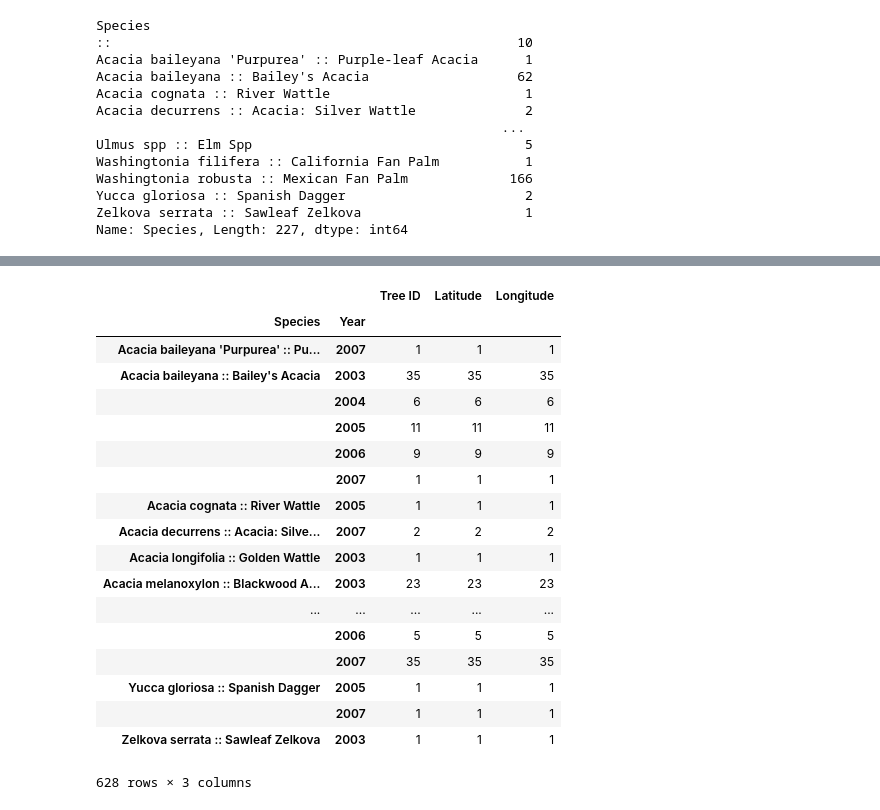
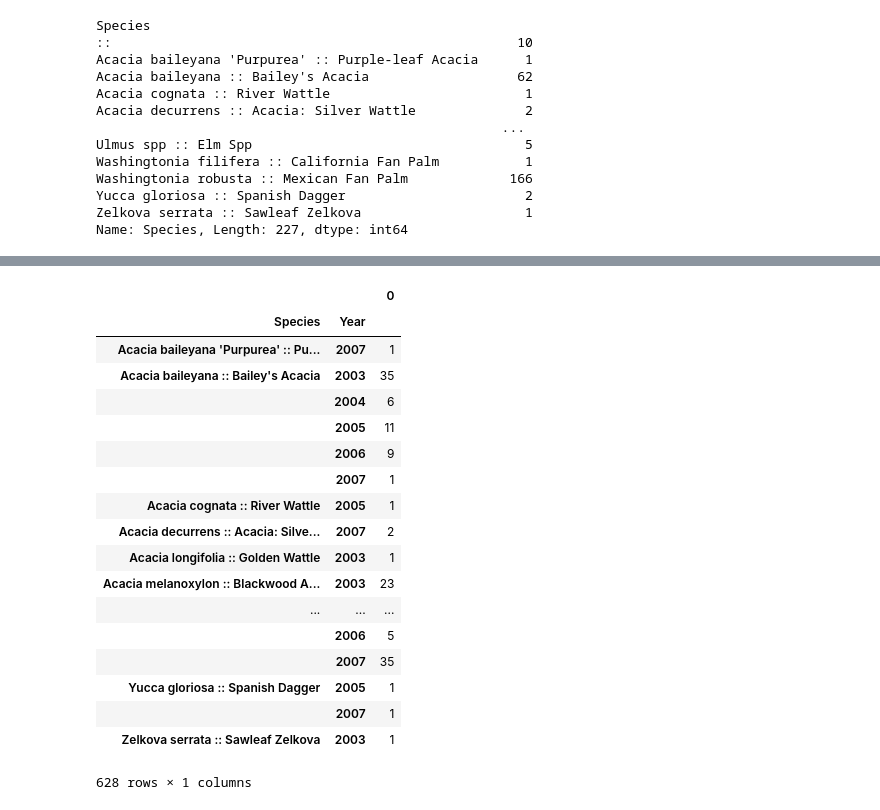
Before and after one commit to mahlonduke/Project_1, a Jupyter notebook: Source Data/Crimes&Tree0307.ipynb, the cells around one changed output, grey strips where cells are left out. Drawn from its saved outputs; the diff is of its cells as text; code cells hidden in the pictures.

Commit message:
cleaned data

```diff
--- a/Source Data/Crimes&Tree0307.ipynb
+++ b/Source Data/Crimes&Tree0307.ipynb
@@ -208,30 +206,28 @@ trees_data0307_drop = trees_data0307[trees_data0307]
 # %%
 # Collect the mean species of trees
 #treespecies0307 = trees0307.value_counts()
-trees0307s.groupby(['Species', 'Year']).count()
-
-#species =  treespecies0307.keys()
-#trees0307.value_counts()
+df = trees0307s.groupby(['Species', "Year"]).size()
+pd.DataFrame(df)
 # %% [output]
-|  |  | Tree ID | Latitude | Longitude |
-| Species | Year |  |  |  |
-| Acacia baileyana 'Purpurea' :: Pu... | 2007 | 1 | 1 | 1 |
-| Acacia baileyana :: Bailey's Acacia | 2003 | 35 | 35 | 35 |
-|  | 2004 | 6 | 6 | 6 |
-|  | 2005 | 11 | 11 | 11 |
-|  | 2006 | 9 | 9 | 9 |
-|  | 2007 | 1 | 1 | 1 |
-| Acacia cognata :: River Wattle | 2005 | 1 | 1 | 1 |
-| Acacia decurrens :: Acacia: Silve... | 2007 | 2 | 2 | 2 |
-| Acacia longifolia :: Golden Wattle | 2003 | 1 | 1 | 1 |
-| Acacia melanoxylon :: Blackwood A... | 2003 | 23 | 23 | 23 |
-| ... | ... | ... | ... | ... |
-|  | 2006 | 5 | 5 | 5 |
-|  | 2007 | 35 | 35 | 35 |
-| Yucca gloriosa :: Spanish Dagger | 2005 | 1 | 1 | 1 |
-|  | 2007 | 1 | 1 | 1 |
-| Zelkova serrata :: Sawleaf Zelkova | 2003 | 1 | 1 | 1 |
+|  |  | 0 |
+| Species | Year |  |
+| Acacia baileyana 'Purpurea' :: Pu... | 2007 | 1 |
+| Acacia baileyana :: Bailey's Acacia | 2003 | 35 |
+|  | 2004 | 6 |
+|  | 2005 | 11 |
+|  | 2006 | 9 |
+|  | 2007 | 1 |
+| Acacia cognata :: River Wattle | 2005 | 1 |
+| Acacia decurrens :: Acacia: Silve... | 2007 | 2 |
+| Acacia longifolia :: Golden Wattle | 2003 | 1 |
+| Acacia melanoxylon :: Blackwood A... | 2003 | 23 |
+| ... | ... | ... |
+|  | 2006 | 5 |
+|  | 2007 | 35 |
+| Yucca gloriosa :: Spanish Dagger | 2005 | 1 |
+|  | 2007 | 1 |
+| Zelkova serrata :: Sawleaf Zelkova | 2003 | 1 |
-628 rows × 3 columns
+628 rows × 1 columns
 # %%
 # Plot the species average as a line chart
 species_avg, = plt.plot(years, treespecies0307, color="blue", label="Species Average" )
```
Also changed, not shown: parts of 6 cells of this notebook, 3 other files.
